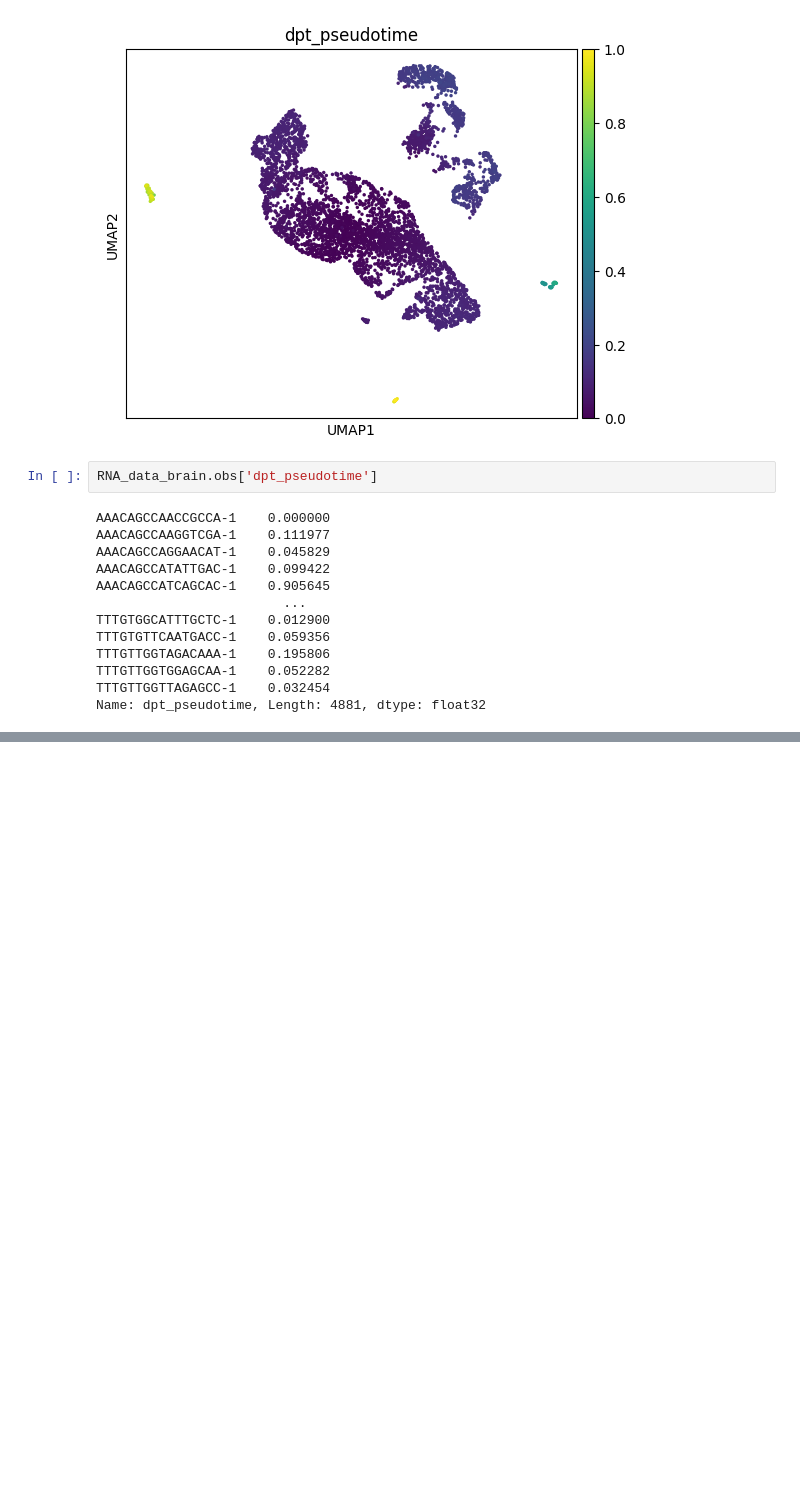
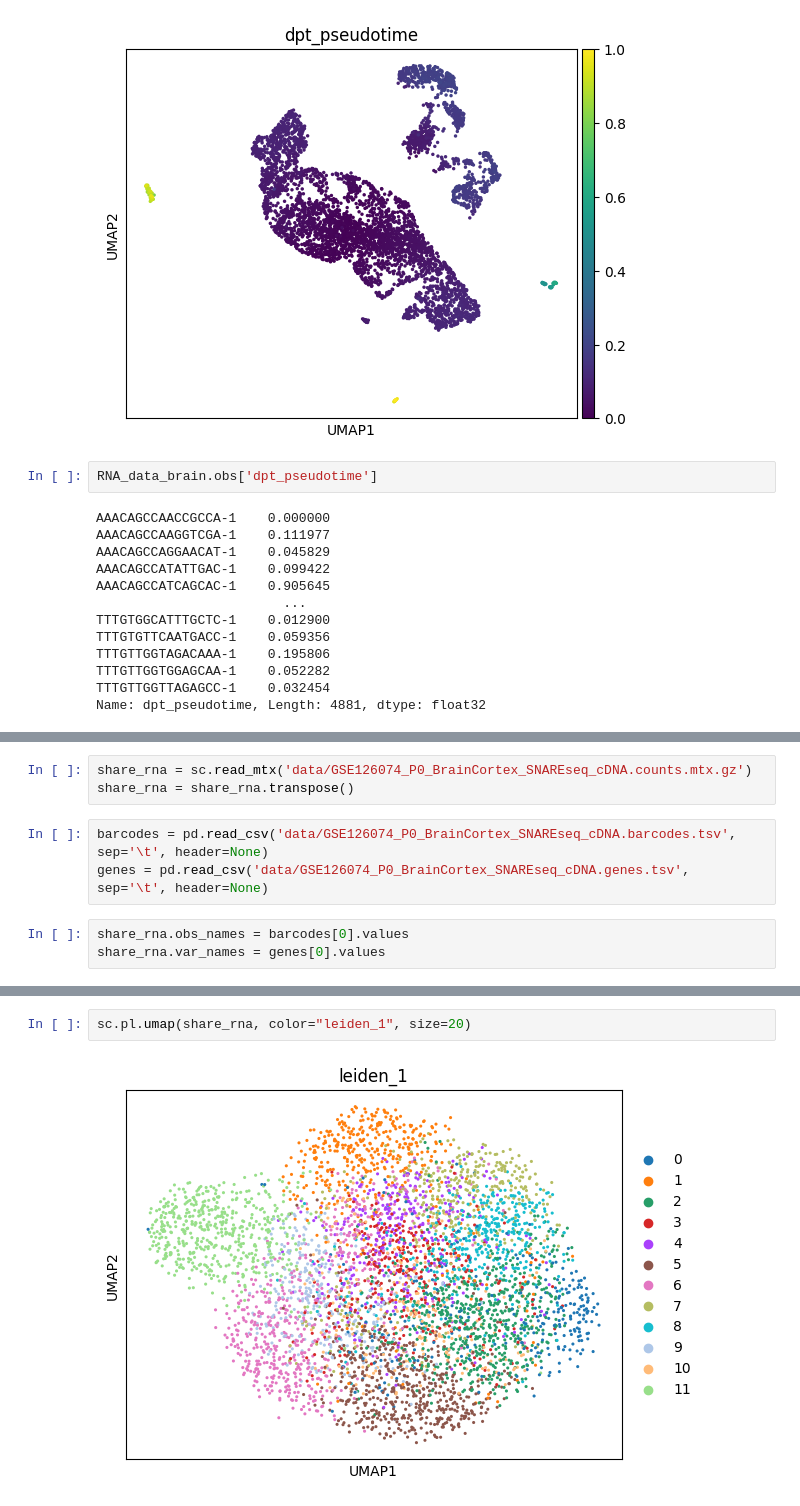
Before and after one commit to preet2706/scButterfly, a Jupyter notebook: datasets.ipynb, the cells around one changed output, grey strips where cells are left out. Cells and saved outputs as stored; diff of their text form; blank space fills up the shorter version.

```diff
--- a/datasets.ipynb
+++ b/datasets.ipynb
@@ -164,0 +177,9 @@ Name: dpt_pseudotime, Length: 4881, dtype: float32
+# %%
+share_rna = sc.read_mtx('data/GSE126074_P0_BrainCortex_SNAREseq_cDNA.counts.mtx.gz')
+share_rna = share_rna.transpose()
+# %%
+barcodes = pd.read_csv('data/GSE126074_P0_BrainCortex_SNAREseq_cDNA.barcodes.tsv', sep='\t', header=None)
+genes = pd.read_csv('data/GSE126074_P0_BrainCortex_SNAREseq_cDNA.genes.tsv', sep='\t', header=None)
+# %%
+share_rna.obs_names = barcodes[0].values
+share_rna.var_names = genes[0].values
@@ -164,0 +196,4 @@ Name: dpt_pseudotime, Length: 4881, dtype: float32
+# %%
+sc.pl.umap(share_rna, color="leiden_1", size=20)
+# %% [output]
+[figure, added]
```
Also changed, not shown: parts of 11 cells of this notebook, 13 other files.
